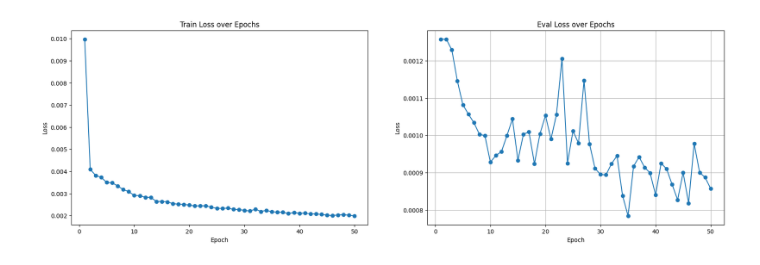
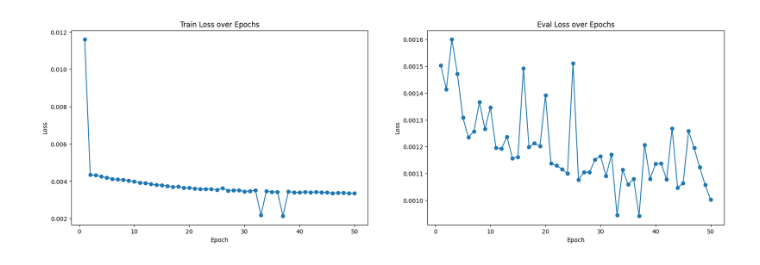
Before and after one commit to HowlTown/imagepro, a Jupyter notebook: draw_loss.ipynb, the cells around one changed output. Cells and saved outputs as stored; diff of their text form; code cells hidden in the pictures.

```diff
--- a/draw_loss.ipynb
+++ b/draw_loss.ipynb
@@ -20,26 +20,26 @@ save_to = 'show/model_4_loss(train_eval).txt'
 get_loss_list(model_dir,save_to)
 # %%
 
-loss_list_path = 'show/model_4_loss(train_eval).txt'
+loss_list_path = 'show/model_3_loss(train_eval).txt'
 train_loss_list,eval_loss_list = [], []
 with open(loss_list_path,'r') as f:
     for line in f.readlines():
         seg = line.split(' ')
         train_loss_list.append(float(seg[0]))
         eval_loss_list.append(float(seg[1]))
 
 # 绘制loss变化曲线
 fig, axs = plt.subplots(1, 2, figsize = (20,6))
 
 axs[0].plot(range(1, len(train_loss_list) + 1), train_loss_list, marker='o')  # 绘制曲线，并使用'o'标记每个点
 axs[0].set_title('Train Loss over Epochs')  # 设置标题
 axs[0].set_xlabel('Epoch')  # 设置x轴标签
 axs[0].set_ylabel('Loss')  # 设置y轴标签
 
 axs[1].plot(range(1, len(eval_loss_list) + 1), eval_loss_list, marker='o')  # 绘制曲线，并使用'o'标记每个点
 axs[1].set_title('Eval Loss over Epochs')  # 设置标题
 axs[1].set_xlabel('Epoch')  # 设置x轴标签
 axs[1].set_ylabel('Loss')  # 设置y轴标签
 plt.show()  # 显示图形
 # %% [output]
-[figure, old version]
+[figure, new version]
```
Also changed, not shown: parts of 1 cell of this notebook, 2 other files.
